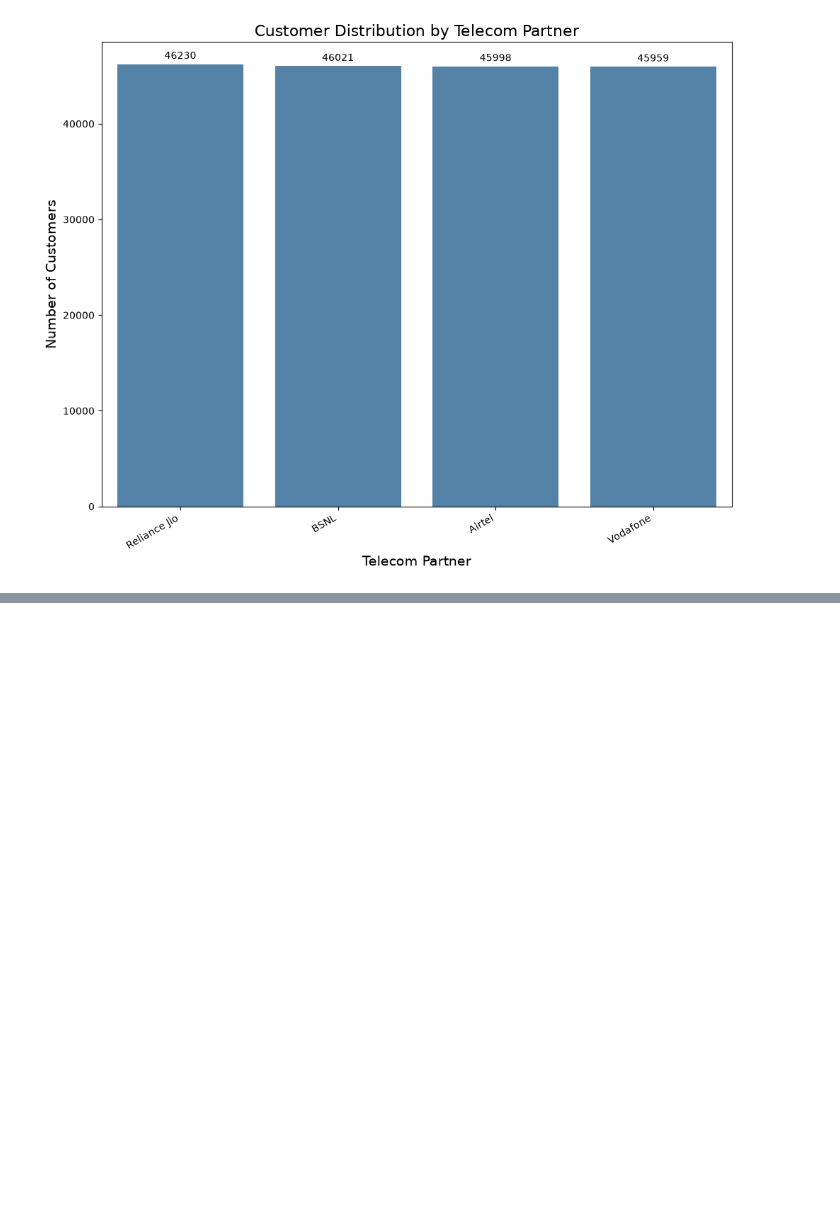
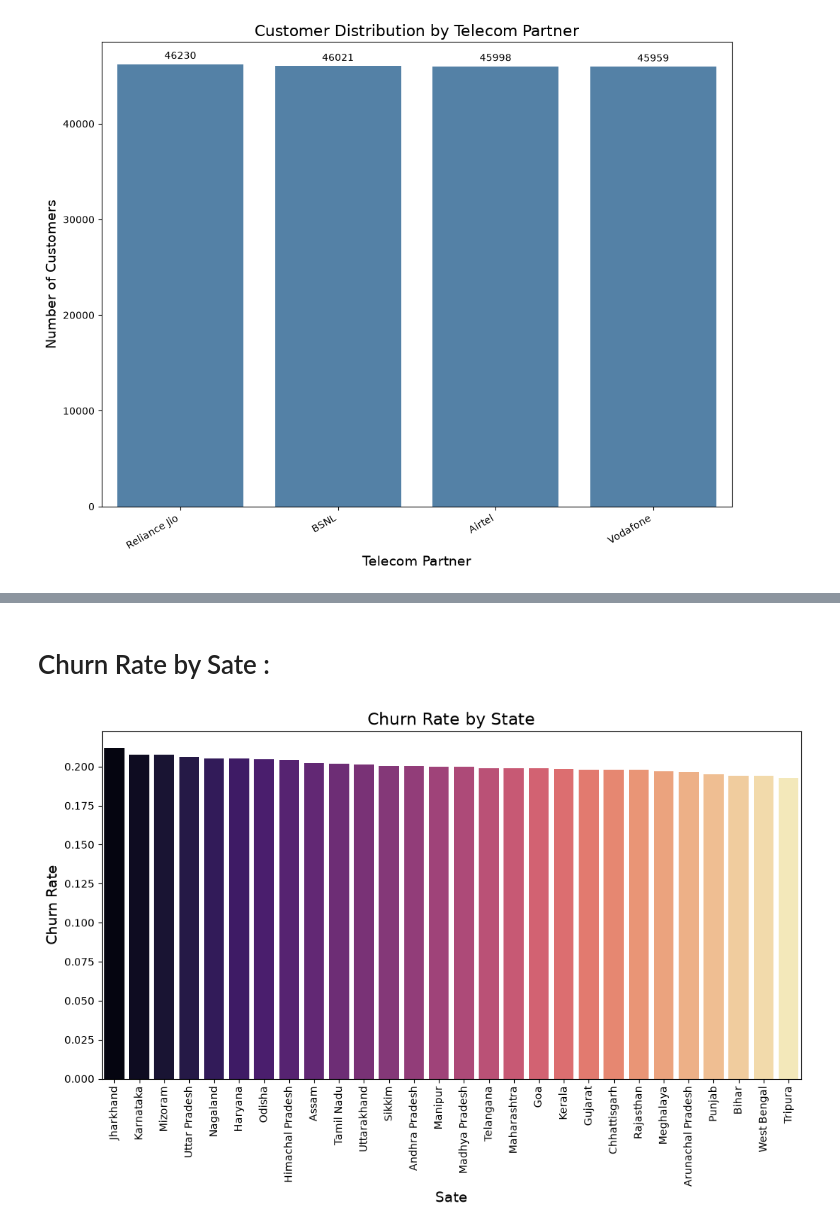
Before and after one commit to harshaslekar5968-crypto/Telecom-Churn_Rate_ML, a Jupyter notebook: Telecom_Churn_Rate_Prediction.ipynb, the cells around one changed output, grey strips where cells are left out. Saved outputs shown, nothing was run; the diff lists cells and outputs as text; code cells hidden in the pictures; blank space fills up the shorter version.

```diff
--- a/Telecom_Churn_Rate_Prediction.ipynb
+++ b/Telecom_Churn_Rate_Prediction.ipynb
@@ -246,0 +260,14 @@ plt.show()
+# %% [markdown]
+# Churn Rate by Sate :
+# %%
+# State
+plt.figure(figsize=(12,6))
+state_churn = df.groupby("state")["churn"].mean().sort_values(ascending=False)
+sns.barplot(x=state_churn.index, y=state_churn.values, palette="magma")
+plt.title("Churn Rate by State",fontsize=16)
+plt.ylabel("Churn Rate",fontsize=14)
+plt.xlabel("Sate",fontsize=14)
+plt.xticks(rotation=90)
+plt.show()
+# %% [output]
+[figure, added]
```
Also changed, not shown: parts of 12 cells of this notebook.
